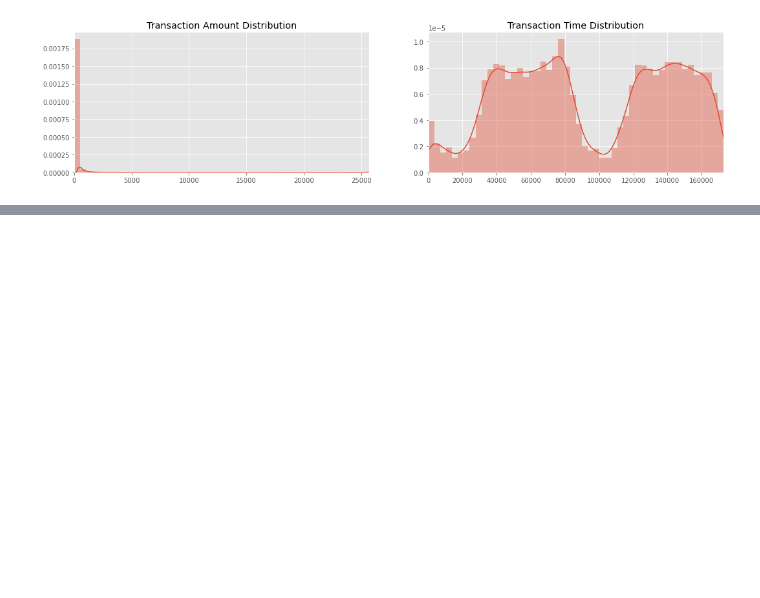
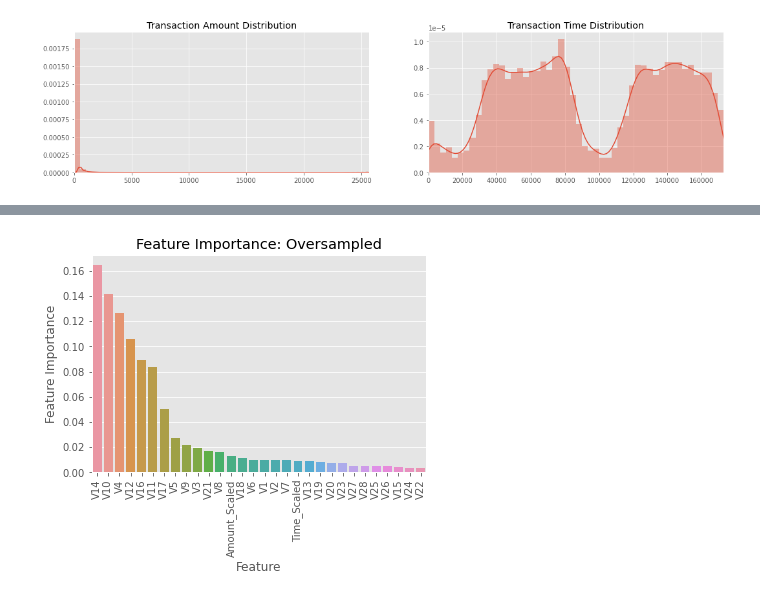
Before and after one commit to adf0221/data_final_project, a Jupyter notebook: final_project.ipynb, the cells around one changed output, grey strips where cells are left out. Drawn from its saved outputs; the diff is of its cells as text; code cells hidden in the pictures; blank space fills up the shorter version.

```diff
--- a/final_project.ipynb
+++ b/final_project.ipynb
@@ -99,0 +103,12 @@ gen_heatmap_plot(df_creditcard, "Scaled")
+# %%
+# Oversample the Fraud cases in the training dataset
+OS=SMOTE()
+X_train_os,y_train_os=OS.fit_resample(X_train,y_train)
+# %%
+# Run of random forest model using oversampled training data
+oversampled_feature_imp=run_random_forest(df_creditcard, X_train_os, X_test, y_train_os, y_test,"Oversampled", random_forest_file_name)
+# %%
+# Generate Feature Importance Plot for Oversampled Data
+gen_feature_plot(df_creditcard, oversampled_feature_imp,"Oversampled")
+# %% [output]
+[figure, added]
```
Also changed, not shown: parts of 13 cells of this notebook, 6 other files.
